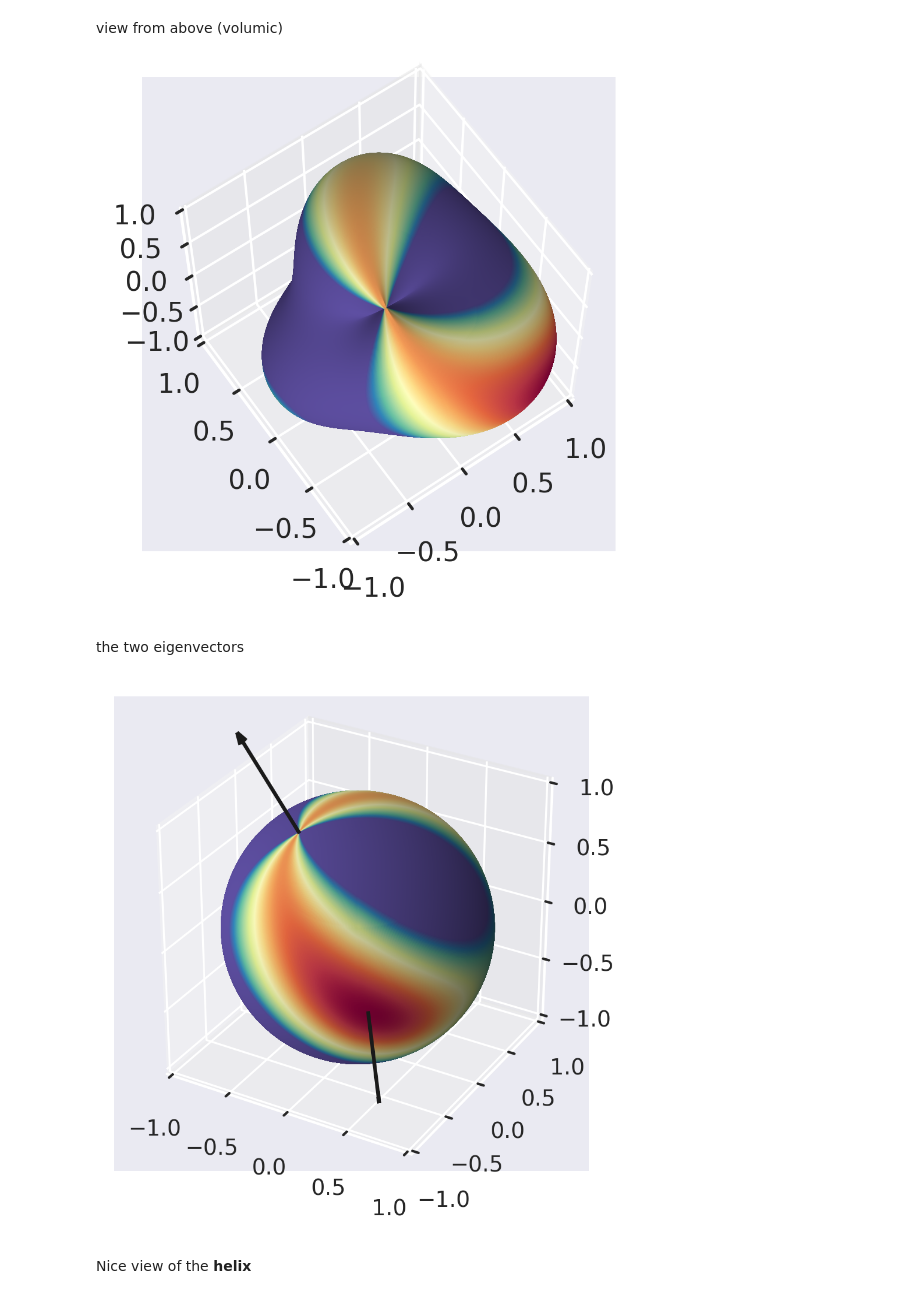
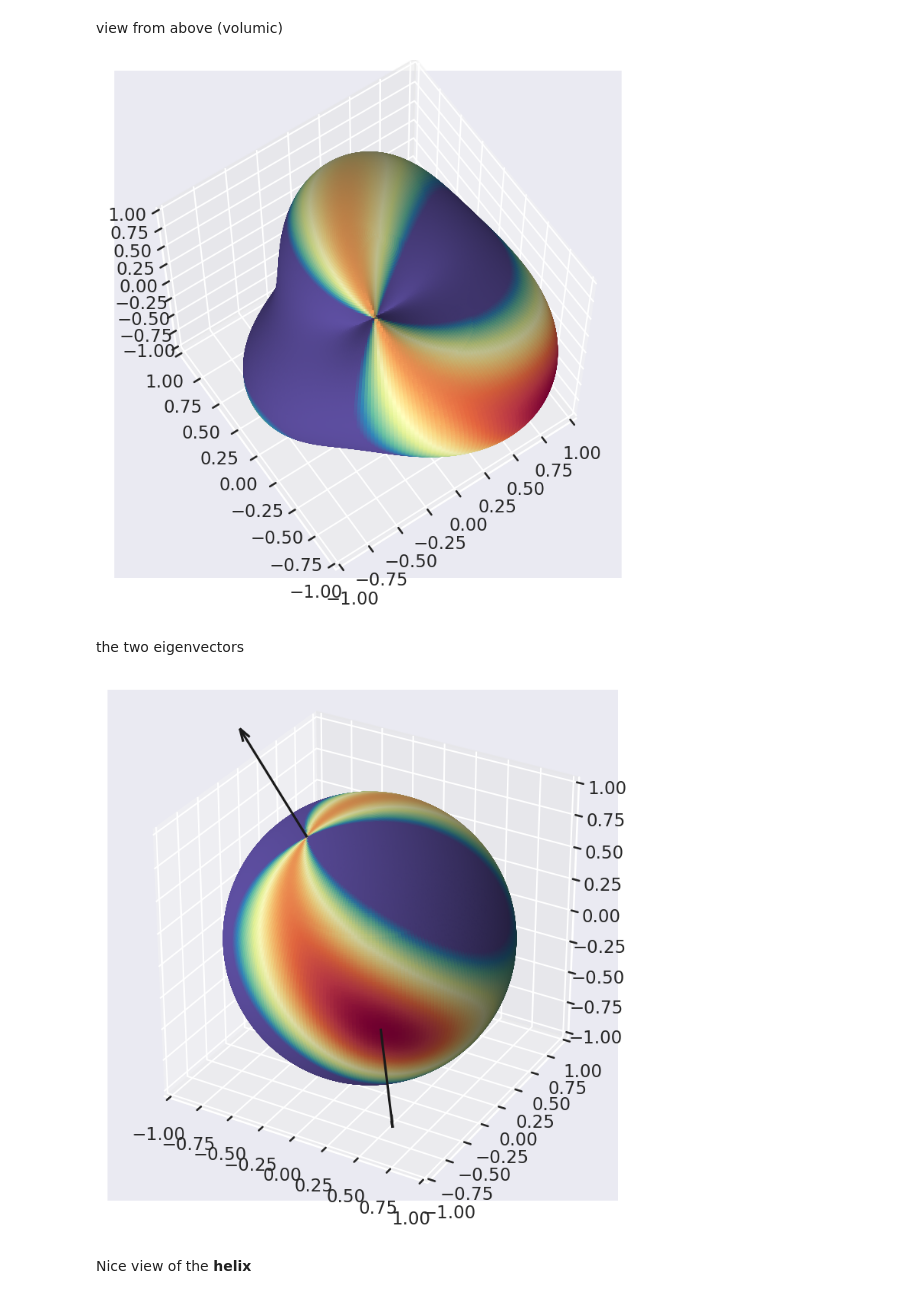
Before and after one commit to ydecastro/tensor-spacing, a Jupyter notebook: spacing_tensors.ipynb, the cells around one changed output. Drawn from its saved outputs; the diff is of its cells as text; code cells hidden in the pictures.

```diff
--- a/spacing_tensors.ipynb
+++ b/spacing_tensors.ipynb
@@ -444,13 +480,8 @@ sphere with the first eigenvector from above
 fcolors = color_val(val)
 
 # Create a 3D plot
-fig = plt.figure(figsize=(3, 3))
+fig = plt.figure()
 ax = fig.add_subplot(111, projection='3d')
-
-# Set the style and context for the plot
-sb.set_theme()
-sb.set_context("notebook")
-sb.set_style("darkgrid")
 
 # Plot the surface with colored faces
 ax.plot_surface(x, y, z, rstride=1, cstride=1, facecolors=cm.Spectral_r(fcolors))
@@ -486,13 +517,8 @@ plt.show()
 standard view
 # %%
 # Create a 3D plot
-fig = plt.figure(figsize=(3, 3))
+fig = plt.figure()
 ax = fig.add_subplot(111, projection='3d')
-
-# Set the style and context for the plot
-sb.set_theme()
-sb.set_context("notebook")
-sb.set_style("darkgrid")
 
 # Plot the surface with colored faces
 ax.plot_surface(x, y, z, rstride=1, cstride=1, facecolors=cm.Spectral_r(fcolors))
@@ -525,13 +551,8 @@ second eigenvector from above
 fcolors = color_val(val2)
 
 # Create a 3D plot
-fig = plt.figure(figsize=(3, 3))
+fig = plt.figure()
 ax = fig.add_subplot(111, projection='3d')
-
-# Set the style and context for the plot
-sb.set_theme()
-sb.set_context("paper")
-sb.set_style("darkgrid")
 
 # Plot the surface with colored faces
 ax.plot_surface(x, y, z, rstride=1, cstride=1, facecolors=cm.Spectral_r(fcolors))
@@ -577,13 +598,8 @@ view from above (volumic)
 fcolors = color_val(val2)
 
 # Create a 3D plot
-fig = plt.figure(figsize=(3, 3))
+fig = plt.figure()
 ax = fig.add_subplot(111, projection='3d')
-
-# Set the style and context for the plot
-sb.set_theme()
-sb.set_context("paper")
-sb.set_style("darkgrid")
 
 # Plot the surface with modified colors
 ax.plot_surface(
@@ -608,18 +624,13 @@ ax.view_init(90 - 180 * phi[ind] / (np.pi), 360 * theta[ind] / (2 * np.pi))
 plt.tight_layout()
 plt.show()
 # %% [output]
-[figure, old version]
+[figure, new version]
 # %% [markdown]
 the two eigenvectors
 # %%
 # Create a 3D plot
-fig = plt.figure(figsize=(3, 3))
+fig = plt.figure()
 ax = fig.add_subplot(111, projection='3d')
-
-# Set the style and context for the plot
-sb.set_theme()
-sb.set_context("notebook")
-sb.set_style("darkgrid")
 
 # Plot the surface with colored faces
 ax.plot_surface(x, y, z, rstride=1, cstride=1, facecolors=cm.Spectral_r(fcolors))
@@ -627,34 +638,34 @@ ax.plot_surface(x, y, z, rstride=1, cstride=1, facecolors=cm.Spectral_r(fcolors)
 # Set axis limits and aspect ratio
 ax.set_xlim([-1, 1])
 ax.set_ylim([-1, 1])
 ax.set_zlim([-1, 1])
 ax.set_aspect("equal")
 
 # Add a quiver plot to show the gradient at t_1
 ax.quiver(
     t_1[0], t_1[1], t_1[2],
     t_1[0] + 0.001 * grad_X(t_1)[0],
     t_1[1] + 0.001 * grad_X(t_1)[1],
     t_1[2] + 0.001 * grad_X(t_1)[2],
     color='k',
     arrow_length_ratio=0.1
 )
 
 # Add a quiver plot to show the gradient at t_2
 ax.quiver(
     t_2[0], t_2[1], t_2[2],
     t_2[0] + 0.001 * grad_X2(t_2)[0],
     t_2[1] + 0.001 * grad_X2(t_2)[1],
     t_2[2] + 0.001 * grad_X2(t_2)[2],
     color='k',
     arrow_length_ratio=0.1
 )
 
 # Adjust the layout and display the plot
 plt.tight_layout()
 plt.show()
 # %% [output]
-[figure, old version]
+[figure, new version]
 # %% [markdown]
 Nice view of the **helix**
 # %%
```
Also changed, not shown: parts of 27 cells of this notebook.
